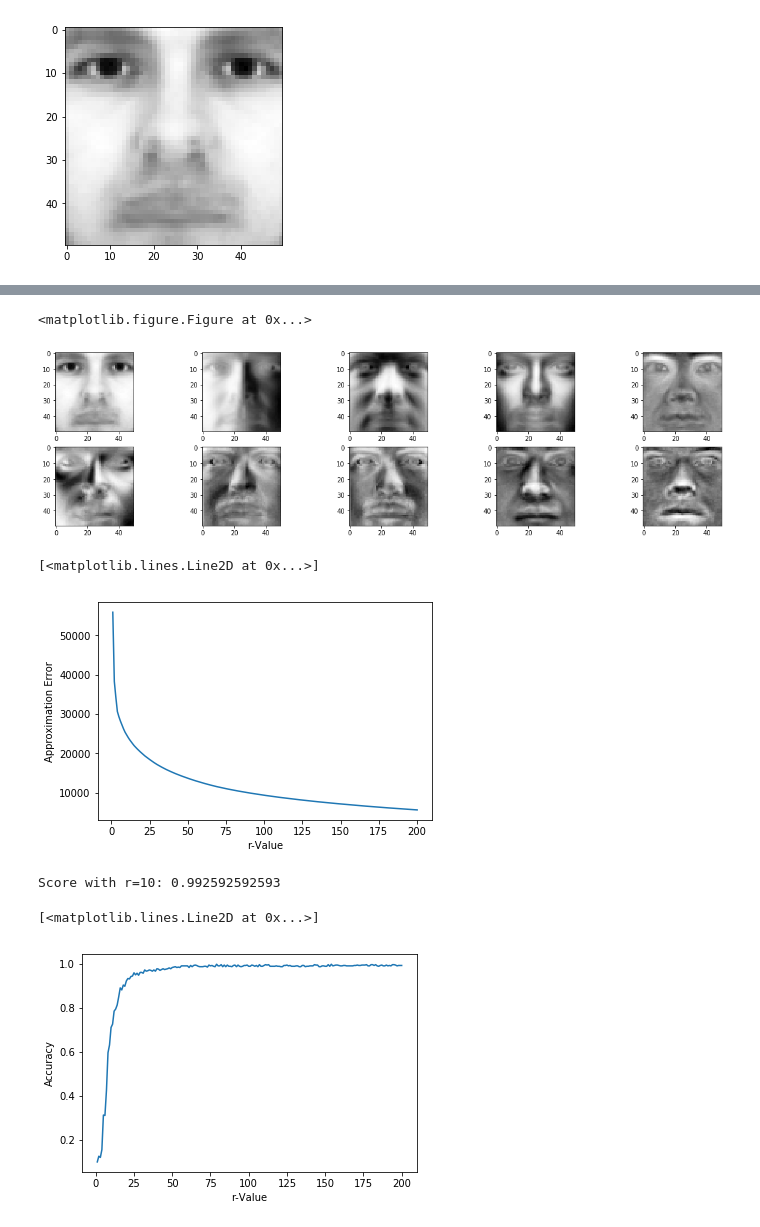
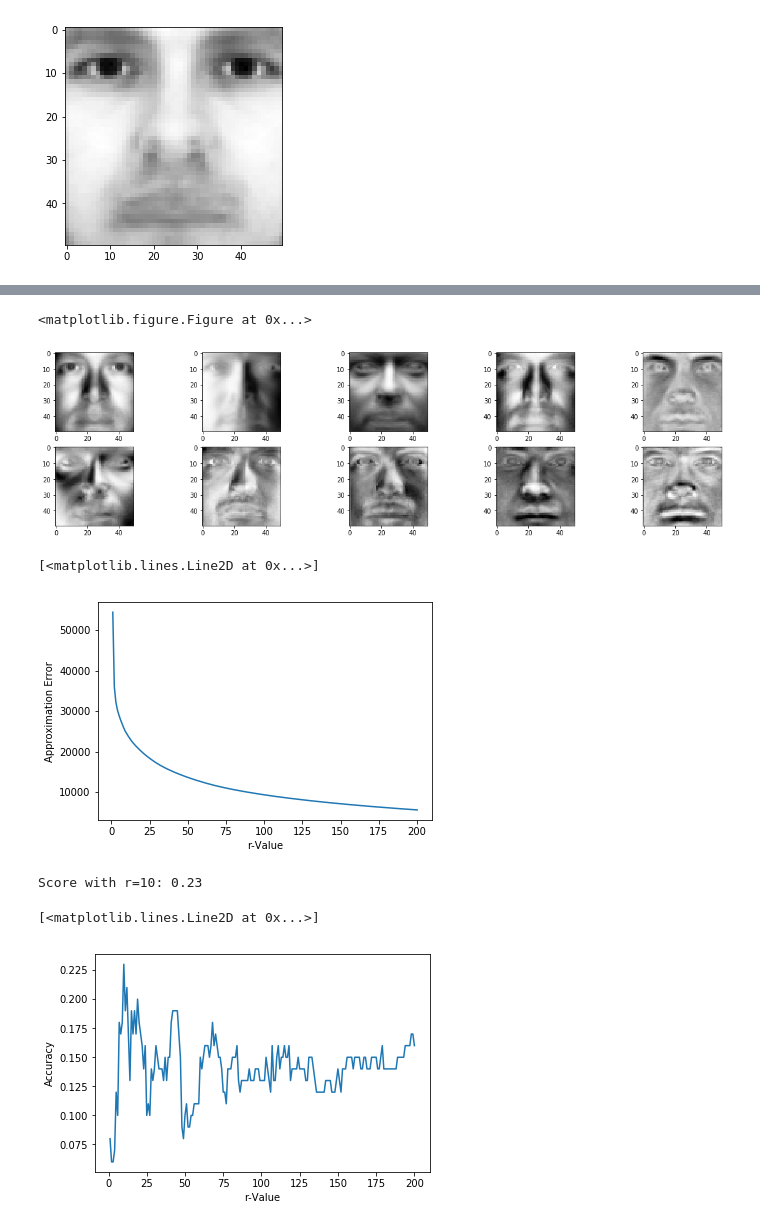
Before and after one commit to ryanfarr01/SVD_and_NaiveBayes, a Jupyter notebook: main.ipynb, the cells around one changed output, grey strips where cells are left out. Drawn from its saved outputs; the diff is of its cells as text; code cells hidden in the pictures.

```diff
--- a/main.ipynb
+++ b/main.ipynb
@@ -8,7 +8,7 @@ import matplotlib.cm as cm
 def get_data(filename):
     labels, data = [], []
 
-    for line in open('./faces/train.txt'):
+    for line in open(filename):
         im = misc.imread(line.strip().split()[0])
         data.append(im.reshape(2500,))
         labels.append(line.strip().split()[1])
@@ -32,7 +32,7 @@ Part 1.C
 """
 training_avg = np.zeros(len(train_data[0]))
 for td in train_data: training_avg += td
-td /= len(train_data)
+training_avg /= len(train_data)
 
 plt.clf()
 plt.imshow(training_avg.reshape(50,50), cmap=cm.Greys_r)
@@ -79,7 +81,7 @@ for cols in range(5):
         axarr[rows, cols].imshow(Vt[rows*5 + cols].reshape(50,50), cmap=cm.Greys_r)
 # %% [output]
 <matplotlib.figure.Figure at 0x...>
-[figure, old version]
+[figure, new version]
 # %%
 """
 Part 1.F
@@ -97,7 +99,7 @@ plt.ylabel('Approximation Error')
 plt.plot(x_axis, dist)
 # %% [output]
 [<matplotlib.lines.Line2D at 0x...>]
-[figure, old version]
+[figure, new version]
 # %%
 """
 Part 1.G
@@ -105,39 +107,36 @@ Part 1.G
 def get_F(r, data, V_t):
     return data.dot(np.transpose(V_t[:r,:]))
 
-F_train = get_F(10, train_data, Vt)
-F_test = get_F(10, test_data, Vt_test)
+F_train_10 = get_F(10, train_data, Vt)
+F_test_10 = get_F(10, test_data, Vt_test)
 # %%
 """
 Part 1.F
 """
-def get_accuracy(model, test_data, test_labels):
-    correct = 0.0
-    predictions = model.predict(test_data)
-    for i in range(len(predictions)):
-        correct += 1.0 if predictions[i] == test_labels[i] else 0.0
-    return correct / len(test_data)
+from sklearn.linear_model import LogisticRegression
+from sklearn.metrics import accuracy_score
 
-from sklearn.linear_model import LogisticRegression
 model = LogisticRegression(multi_class='ovr')
-model.fit(F_train, train_labels)
-score = get_accuracy(model, F_test, test_labels)
+model.fit(F_train_10, train_labels)
+preds = model.predict(F_test_10)
+score = accuracy_score(test_labels, preds)
 print('Score with r=10: {0}'.format(score))
 
 scores = []
 for r in range(1, 201):
     F_train = get_F(r, train_data, Vt)
     F_test = get_F(r, test_data, Vt_test)
 
     model = LogisticRegression(multi_class='ovr')
     model.fit(F_train, train_labels)
-    scores.append(get_accuracy(model, F_test, test_labels))
+    preds = model.predict(F_test)
+    scores.append(accuracy_score(test_labels, preds))
 
 plt.clf()
 plt.xlabel('r-Value')
 plt.ylabel('Accuracy')
 plt.plot(x_axis, scores)
 # %% [output]
-Score with r=10: 0.992592592593
+Score with r=10: 0.23
 [<matplotlib.lines.Line2D at 0x...>]
-[figure, old version]
+[figure, new version]
```
Also changed, not shown: parts of 6 cells of this notebook, 3 other files.
